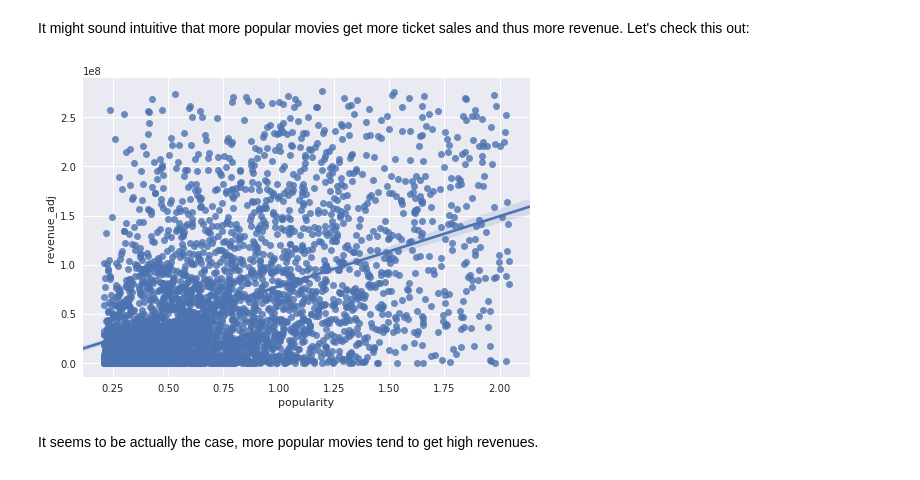
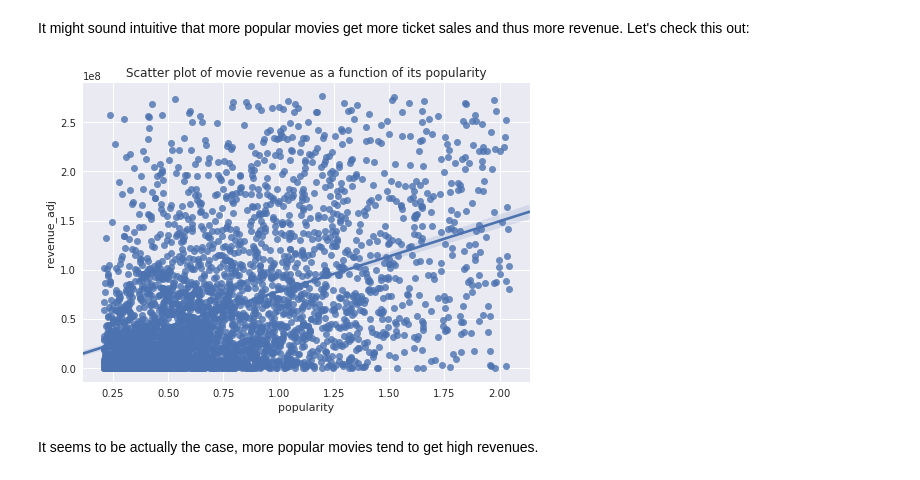
Before and after one commit to AlanAboudib/dand_investigate_dataset, a Jupyter notebook: investigate-a-dataset_final.ipynb, the cells around one changed output. Saved outputs shown, nothing was run; the diff lists cells and outputs as text; code cells hidden in the pictures.

```diff
--- a/investigate-a-dataset_final.ipynb
+++ b/investigate-a-dataset_final.ipynb
@@ -127,7 +141,7 @@ We notice that both the budget and the revenue columns have many missing values
 # %% [markdown]
 Notice that in the 'genres' columns, there are mutliple values, let's split this column into multiple dummy columns:
 # %%
-dm = tmdb_df[x_name].str.get_dummies(sep='|')
+dm = tmdb_df['genres'].str.get_dummies(sep='|')
 dm.head()
 # %% [output]
 |  | Action | Adventure | Animation | Comedy | Crime | Documentary | Drama | Family | Fantasy | Foreign | ... |
@@ -253,12 +292,14 @@ It might sound intuitive that more popular movies get more ticket sales and thus
 # %%
 ax = sns.regplot(x = 'popularity', y = 'revenue_adj', data = tmdb_df.query('popularity > popularity.quantile(0.25) & \
                                                                             revenue_adj > revenue_adj.quantile(0.25) & \
                                                                             popularity <= popularity.quantile(0.95) & \
                                                                             revenue_adj <= revenue_adj.quantile(0.95)'))
 
+ax.set_title("Scatter plot of movie revenue as a function of its popularity")
+
 plt.show()
 # %% [output]
-[figure, old version]
+[figure, new version]
 # %% [markdown]
 It seems to be actually the case, more popular movies tend to get high revenues.
 # %% [markdown]
```
Also changed, not shown: parts of 11 cells of this notebook, 1 other file.
